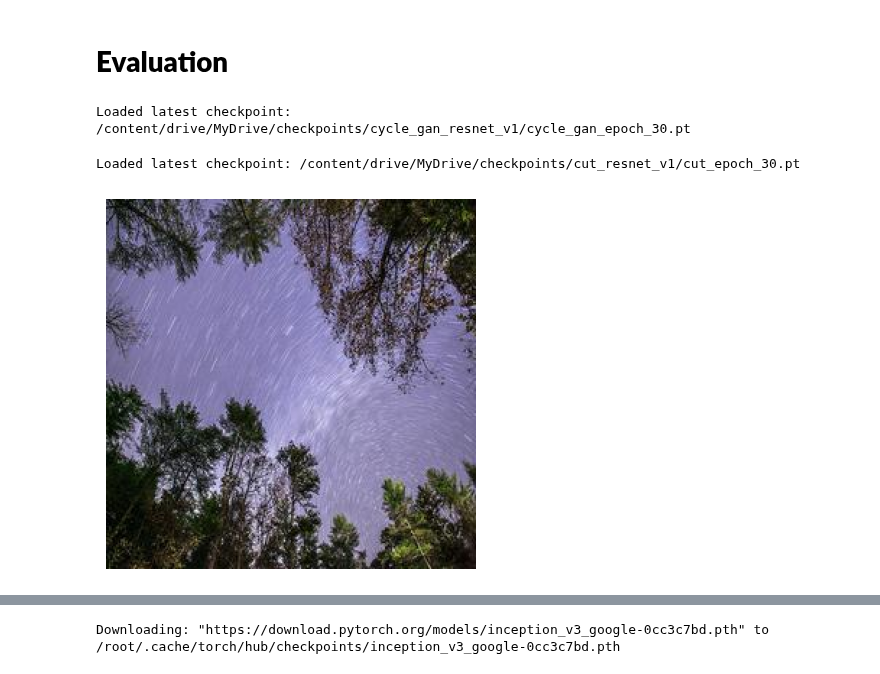
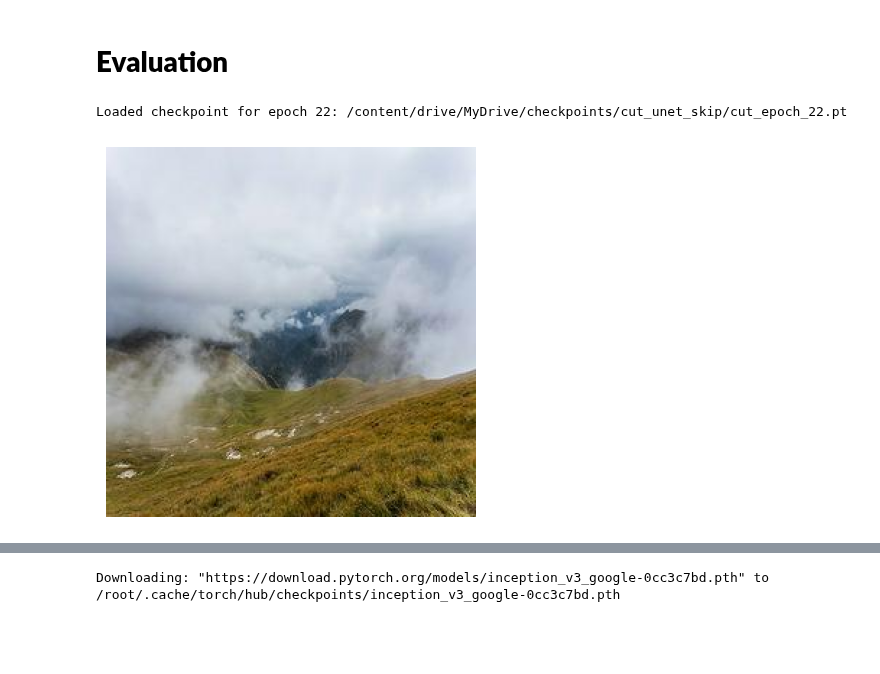
Before and after one commit to azhgh22/Monet_Style_Generator, a Jupyter notebook: notebooks/submission.ipynb, the cells around one changed output, grey strips where cells are left out. Drawn from its saved outputs; the diff is of its cells as text; code cells hidden in the pictures; blank space fills up the shorter version.

```diff
--- a/notebooks/submission.ipynb
+++ b/notebooks/submission.ipynb
@@ -156,16 +165,8 @@ model.to(device)
 # %%
-checkpoint_dir = "/content/drive/MyDrive/checkpoints/cycle_gan_resnet_v1"
+checkpoint_dir = "/content/drive/MyDrive/checkpoints/cut_unet_skip"
 
-checkpointer = Checkpointer(checkpoint_dir,"cycle_gan",1,False)
-train = Train(cycle_gan_model, 30, train_loader, checkpointer, device)
-train.load_checkpoint()
+checkpointer = Checkpointer(checkpoint_dir,"cut",1,False)
+train = Train(model, 30, train_loader, checkpointer, device)
+train.load_checkpoint(22)
 # %% [output]
-Loaded latest checkpoint: /content/drive/MyDrive/checkpoints/cycle_gan_resnet_v1/cycle_gan_epoch_30.pt
+Loaded checkpoint for epoch 22: /content/drive/MyDrive/checkpoints/cut_unet_skip/cut_epoch_22.pt
-# %%
-checkpoint_dir = "/content/drive/MyDrive/checkpoints/cut_resnet_v1"
-
-checkpointer = Checkpointer(checkpoint_dir,"cut",1,False)
-train = Train(model, 30, train_loader, checkpointer, device)
-train.load_checkpoint()
-# %% [output]
-Loaded latest checkpoint: /content/drive/MyDrive/checkpoints/cut_resnet_v1/cut_epoch_30.pt
@@ -172,5 +175,5 @@ Loaded latest checkpoint: /content/drive/MyDrive/checkpoints/cut_resnet_v1/cut_e
 # %%
-show_img(val_dataset[3].to(device))
+show_img(val_dataset[1].to(device))
 # %% [output]
-[figure, old version]
+[figure, new version]
 # %%
```
Also changed, not shown: parts of 7 cells of this notebook.
